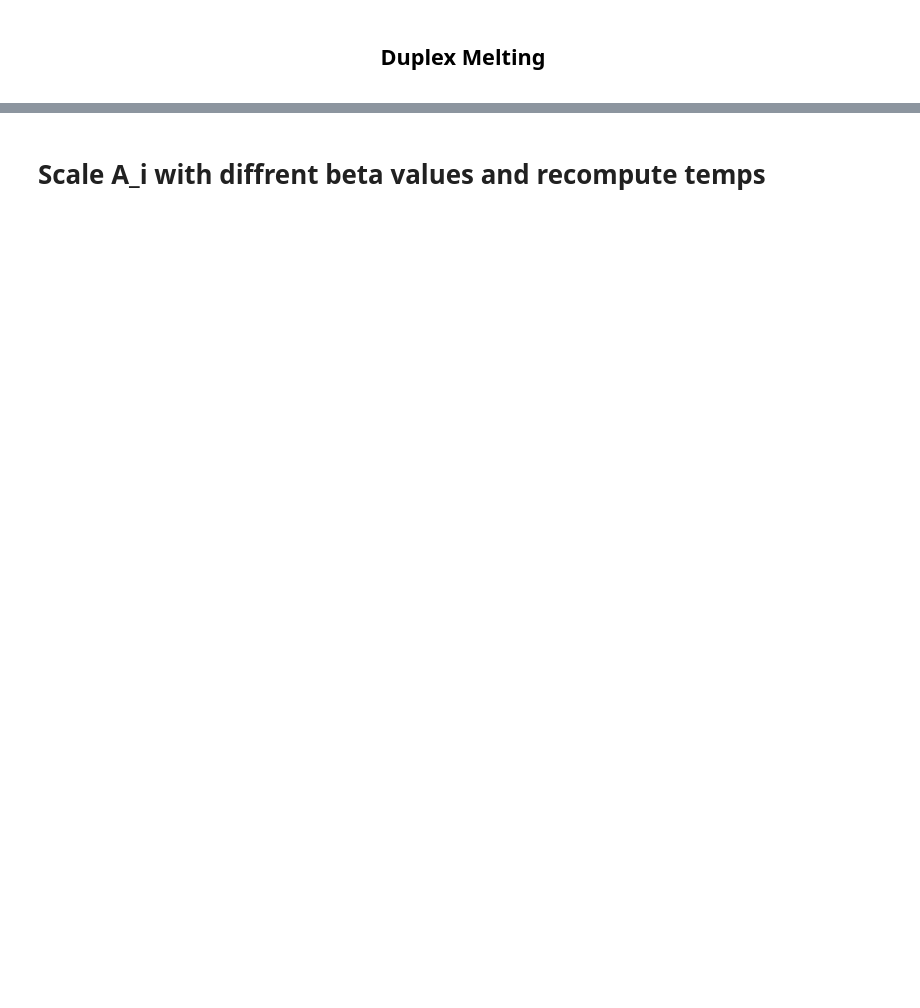
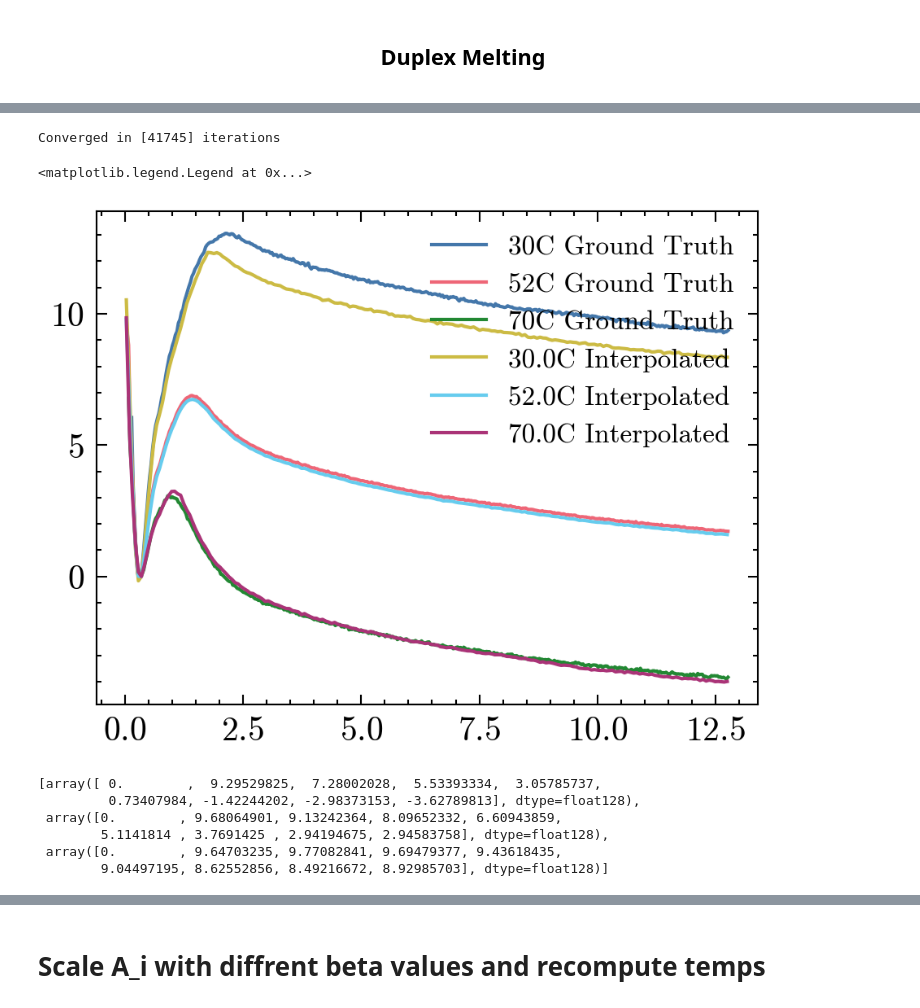
Before and after one commit to mlsample/ipy_oxDNA, a Jupyter notebook: src/temperature_interpolation.ipynb, the cells around one changed output, grey strips where cells are left out. Saved outputs shown, nothing was run; the diff lists cells and outputs as text; code cells hidden in the pictures; blank space fills up the shorter version.

```diff
--- a/src/temperature_interpolation.ipynb
+++ b/src/temperature_interpolation.ipynb
@@ -108,9 +112,9 @@ duplex_52_5_new_op
 # %%
 simulation_manager.worker_manager(cpu_run=True, gpu_mem_block=False)
 # %%
-for us, production_parameters, stiff in zip(us_list, production_parameters_list, k_value_list):
+for us, production_parameters in zip(us_list, production_parameters_list):
     print(us.system)
     us.build_production_runs(simulation_manager, n_windows, com_list, ref_list,
                              stiff, xmin, xmax, production_parameters,
-                             observable=True, print_every=100 ,protein=None,
+                             observable=True, print_every=print_every ,protein=None, name=obs_filename,
                              force_file=None, continue_run=False, custom_observable=hb_contact_observable)
@@ -123,3 +122,0 @@ spawning
-# %%
-for us in us_list:
-    value = us.analysis.read_all_observables('eq')
@@ -125,0 +137,40 @@ for us in us_list:
+# %%
+names = ['backbone', 'bonded_excluded_volume', 'stacking', 'nonbonded_excluded_volume', 'hydrogen_bonding', 'cross_stacking', 'coaxial_stacking', 'debye_huckel']
+columns = ['com_distance', 'hb_list', 'force_energy', *names]
+
+
+fig, ax = plt.subplots(dpi=300)
+for idx, obs in enumerate(us_list[0].obs_df):
+    plt.plot(obs['steps'], obs['com_distance'].rolling(window=1000).mean(), label=f'{idx}')
+plt.legend(fontsize=1)
+# %%
+temp_range = np.array([30, 52, 70])
+n_bins = 200
+xmin = 0
+xmax = 15
+
+free, F_i, f_i_time = us_list[1].wham_temperature_interpolation(
+    temp_range, n_bins, xmin, xmax,
+    epsilon=1e-9, reread_files=False, all_observables=True)
+# %% [output]
+Converged in [41745] iterations
+# %%
+calculated_bin_centers, bin_edges = us_list[0].get_bins(xmin, xmax, n_bins=200)
+with plt.style.context(['science', 'no-latex', 'bright']):
+
+    fig, ax = plt.subplots(dpi=300)
+
+
+    for us, temp_val in zip(us_list, temp_range):
+        us.wham.plot_free_energy(ax=ax, label=f'{temp_val}C Ground Truth')
+
+
+
+    for f, temp_val in zip(free, temp_range):
+        # f = f / ((temp_val + 273.15) / 3000)
+        plt.plot(calculated_bin_centers*0.8518, f - f[5], label=f'{temp_val:.1f}C Interpolated')
+
+plt.legend(fontsize=8)
+# %% [output]
+<matplotlib.legend.Legend at 0x...>
+[figure, added]
@@ -125,0 +181,10 @@ for us in us_list:
+# %%
+free = [f - f[0] for f in us_list[1].free_energy_discrete ]
+free
+# %% [output]
+[array([ 0.        ,  9.29529825,  7.28002028,  5.53393334,  3.05785737,
+         0.73407984, -1.42244202, -2.98373153, -3.62789813], dtype=float128),
+ array([0.        , 9.68064901, 9.13242364, 8.09652332, 6.60943859,
+        5.1141814 , 3.7691425 , 2.94194675, 2.94583758], dtype=float128),
+ array([0.        , 9.64703235, 9.77082841, 9.69479377, 9.43618435,
+        9.04497195, 8.62552856, 8.49216672, 8.92985703], dtype=float128)]
```
Also changed, not shown: parts of 18 cells of this notebook, 3 other files.
